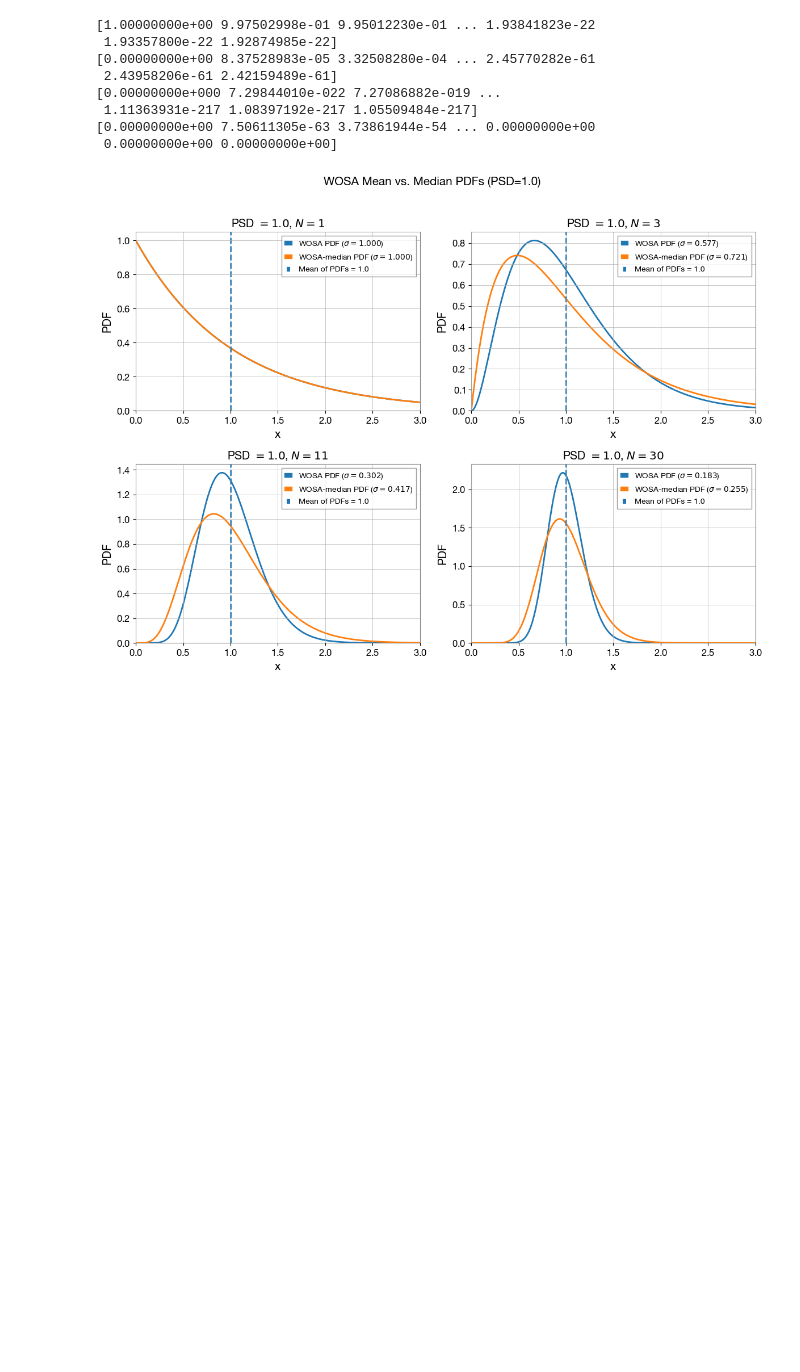
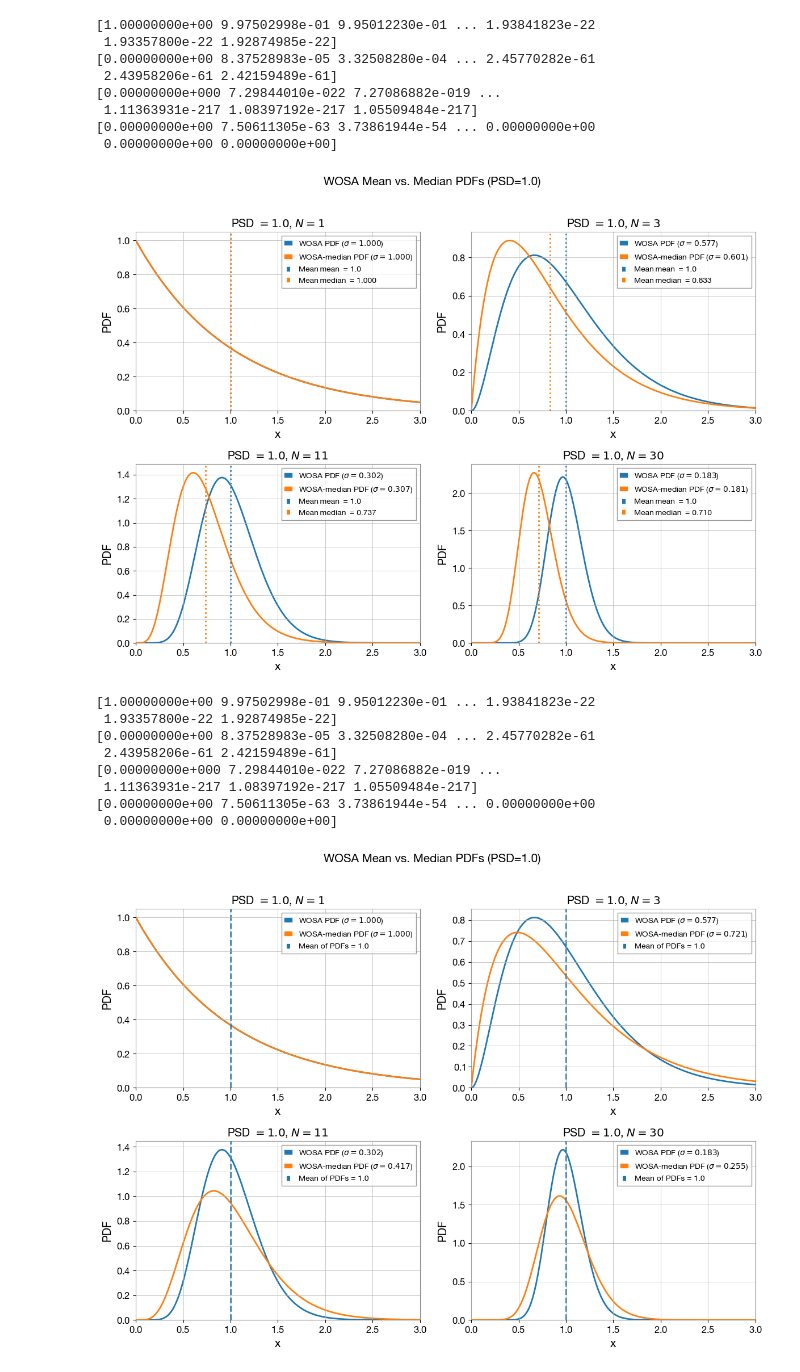
Before and after one commit to AkmDgreat/AkshatLISA, a Jupyter notebook: AkshatLISA/main_notebooks/psdNoiseMedianHistogram.ipynb, the cells around one changed output. Saved outputs shown, nothing was run; the diff lists cells and outputs as text; code cells hidden in the pictures; blank space fills up the shorter version.

```diff
--- a/AkshatLISA/main_notebooks/psdNoiseMedianHistogram.ipynb
+++ b/AkshatLISA/main_notebooks/psdNoiseMedianHistogram.ipynb
@@ -28,3 +123,19 @@ import matplotlib.pyplot as plt
+# %%
+plot_median_vs_mean_pdf_two_cross_two(
+    N_values=(1, 3, 11, 30),  # any four segment counts
+    s=1.0,
+    mode="unscaled"             # or "unscaled"
+)
+# %% [output]
+[1.00000000e+00 9.97502998e-01 9.95012230e-01 ... 1.93841823e-22
+ 1.93357800e-22 1.92874985e-22]
+[0.00000000e+00 8.37528983e-05 3.32508280e-04 ... 2.45770282e-61
+ 2.43958206e-61 2.42159489e-61]
+[0.00000000e+000 7.29844010e-022 7.27086882e-019 ...
+ 1.11363931e-217 1.08397192e-217 1.05509484e-217]
+[0.00000000e+00 7.50611305e-63 3.73861944e-54 ... 0.00000000e+00
+ 0.00000000e+00 0.00000000e+00]
+[figure, added]
 # %%
 plot_median_vs_mean_pdf_two_cross_two(
     N_values=(1, 3, 11, 30),  # any four segment counts
```
Also changed, not shown: parts of 7 cells of this notebook, 3 other files.
